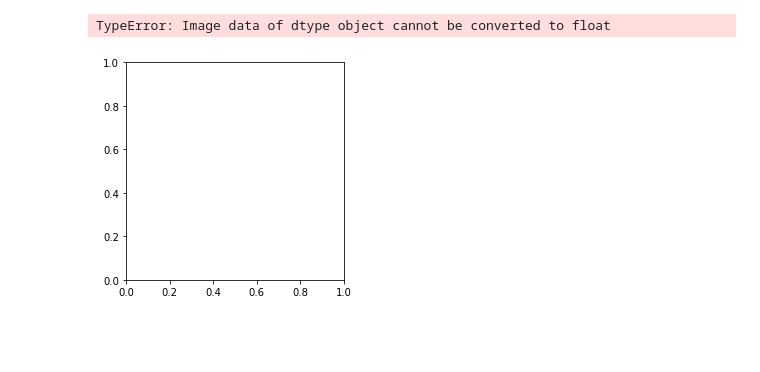
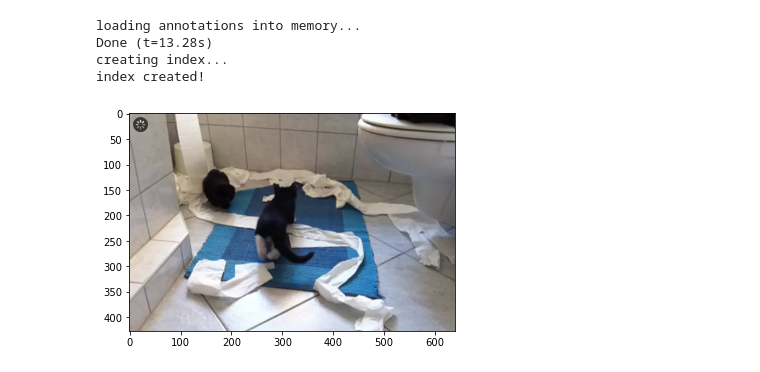
Before and after one commit to Amsterdam-Internships/Fence-Detection, a Jupyter notebook: notebooks/test-coco.ipynb, the cells around one changed output. Cells and saved outputs as stored; diff of their text form; code cells hidden in the pictures; blank space fills up the shorter version.

Commit message:
added COCO loader

```diff
--- a/notebooks/test-coco.ipynb
+++ b/notebooks/test-coco.ipynb
@@ -9,7 +10,17 @@ fnames = os.listdir(src)
-# %%
-img = cv2.imread(fnames[0])
-plt.imshow(img)
-plt.show()
-# %% [output]
-TypeError: Image data of dtype object cannot be converted to float
-[figure, removed]
+# %%
+root = os.path.join('..', 'data', 'COCO2017')
+data = COCODataset(root, categories=['cat'])
+# %% [output]
+loading annotations into memory...
+Done (t=13.28s)
+creating index...
+index created!
+# %%
+image, mask = data[0]
+# %%
+%matplotlib inline
+
+plt.imshow(image)
+plt.show()
+# %% [output]
+[figure, added]
```
Also changed, not shown: parts of 4 cells of this notebook, 4 other files.
